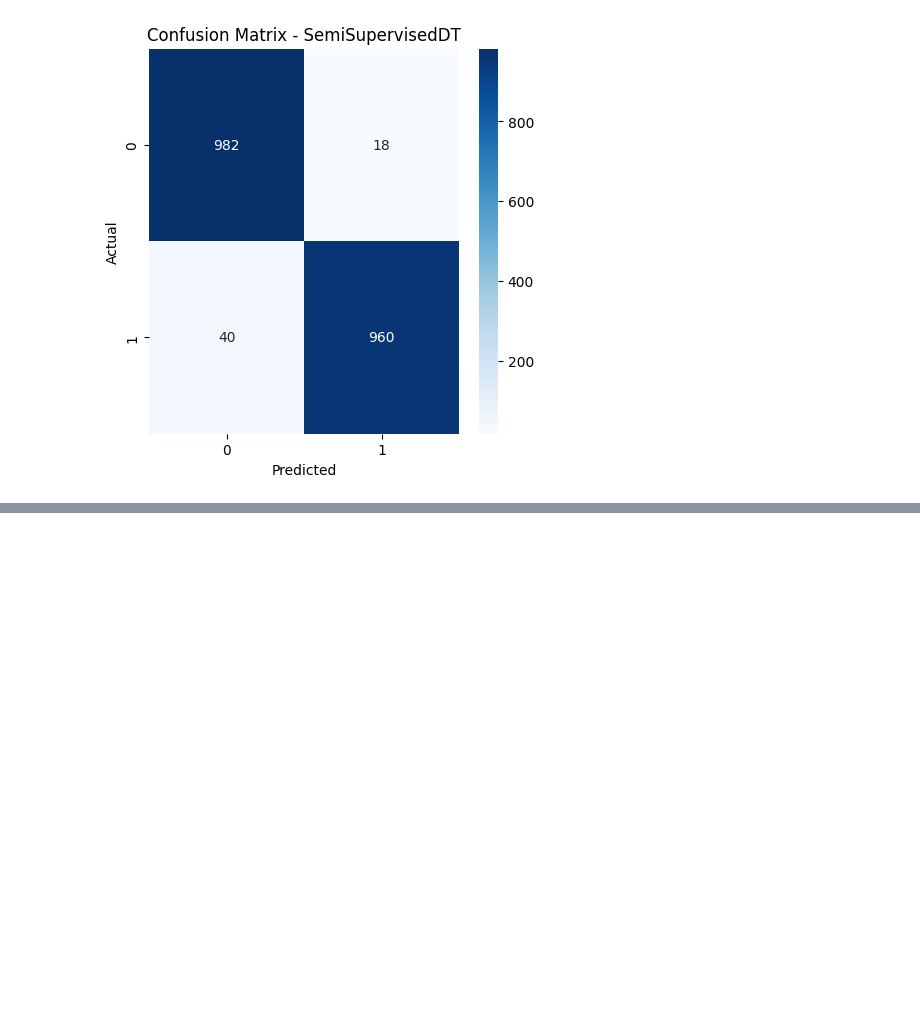
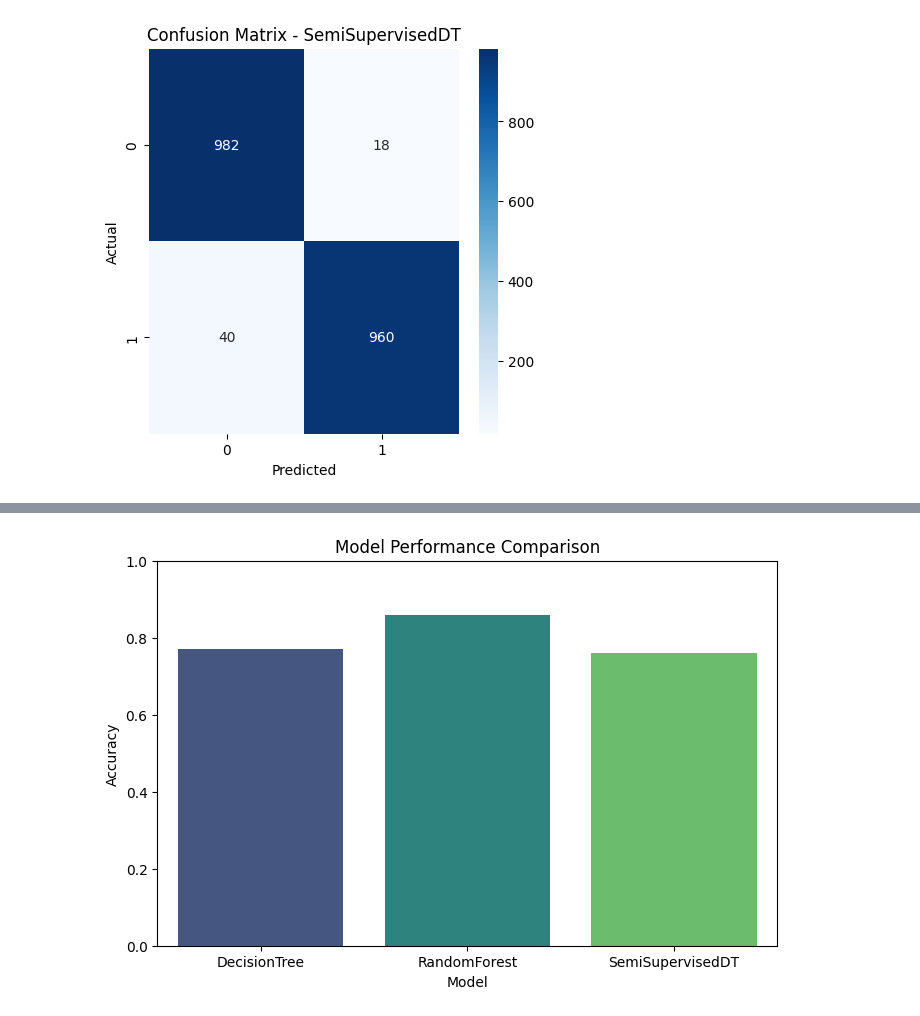
Before and after one commit to sara84ez/AI-Project, a Jupyter notebook: notebook-semi-final.ipynb, the cells around one changed output, grey strips where cells are left out. Cells and saved outputs as stored; diff of their text form; code cells hidden in the pictures; blank space fills up the shorter version.

```diff
--- a/notebook-semi-final.ipynb
+++ b/notebook-semi-final.ipynb
@@ -291,0 +472,22 @@ weighted avg       0.97      0.97      0.97      2000
+# %%
+model_names = []
+accuracies = []
+
+# Store results for comparison
+for model_name, model in models.items():
+    y_pred = model.predict(X_test)
+    accuracy = accuracy_score(y_test, y_pred)
+
+    model_names.append(model_name)
+    accuracies.append(accuracy)
+
+# Plot model comparison
+plt.figure(figsize=(8, 5))
+sns.barplot(x=model_names, y=accuracies, palette="viridis")
+plt.xlabel("Model")
+plt.ylabel("Accuracy")
+plt.title("Model Performance Comparison")
+plt.ylim(0, 1)  # Accuracy ranges from 0 to 1
+plt.show()
+# %% [output]
+[figure, added]
```
Also changed, not shown: parts of 8 cells of this notebook.
